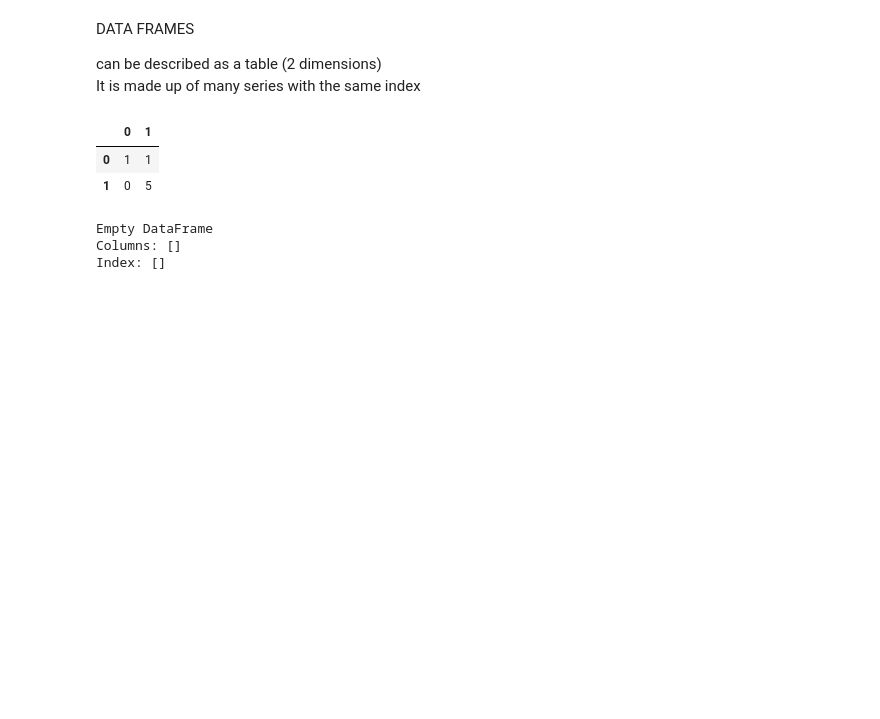
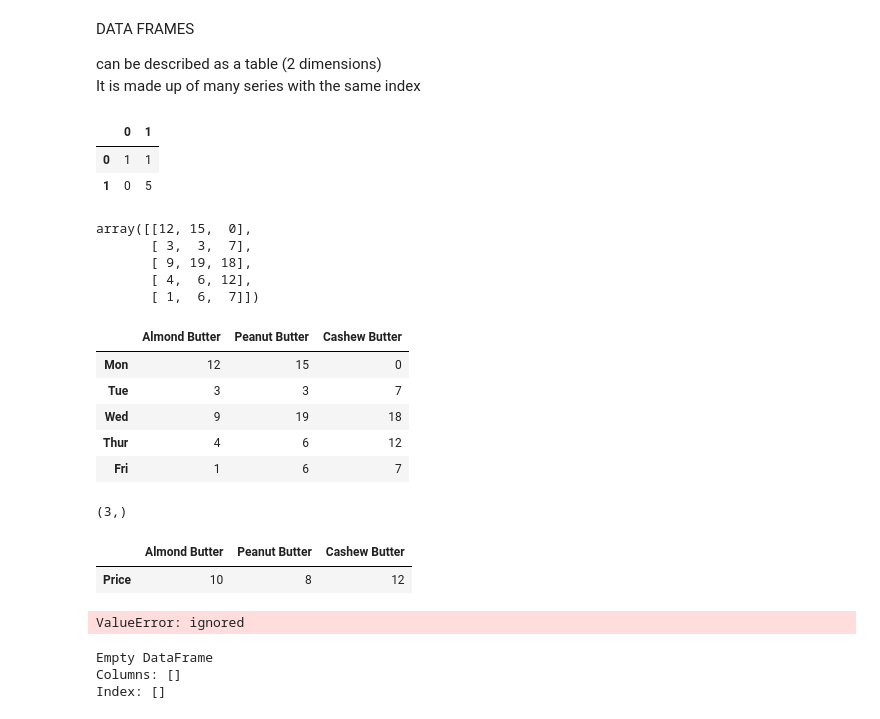
Before and after one commit to Njeri-Gitome/DS_Track, a Jupyter notebook: Introduction_to_Python_for_Machine_Learning.ipynb, the cells around one changed output. Cells and saved outputs as stored; diff of their text form; code cells hidden in the pictures; blank space fills up the shorter version.

Commit message:
dataframe manipulation in pandas

```diff
--- a/Introduction_to_Python_for_Machine_Learning.ipynb
+++ b/Introduction_to_Python_for_Machine_Learning.ipynb
@@ -328,6 +368,54 @@ dataFrame
 |  | 0 | 1 |
 | 0 | 1 | 1 |
 | 1 | 0 | 5 |
+# %%
+#creating an ndarry with random values
+np.random.seed(0)
+salesAmount = np.random.randint(0,20, size =(5,3))
+salesAmount
+# %% [output]
+array([[12, 15,  0],
+       [ 3,  3,  7],
+       [ 9, 19, 18],
+       [ 4,  6, 12],
+       [ 1,  6,  7]])
+# %%
+#creating a weekly sales dataFrame from the ndarray
+
+weeklySales =pd.DataFrame(salesAmount,
+                          index = ["Mon","Tue","Wed","Thur","Fri"],
+                          columns =["Almond Butter", "Peanut Butter","Cashew Butter"]
+                          )
+weeklySales
+# %% [output]
+|  | Almond Butter | Peanut Butter | Cashew Butter |
+| Mon | 12 | 15 | 0 |
+| Tue | 3 | 3 | 7 |
+| Wed | 9 | 19 | 18 |
+| Thur | 4 | 6 | 12 |
+| Fri | 1 | 6 | 7 |
+# %%
+#prices array
+prices = np.array([10,8,12])
+prices
+prices.shape
+# %% [output]
+(3,)
+# %%
+#create butter prices Dataframe
+butterPrices = pd.DataFrame(prices.reshape(1,3),
+                            index = ["Price"],
+                            columns= ["Almond Butter", "Peanut Butter","Cashew Butter"]
+                            )
+butterPrices
+# %% [output]
+|  | Almond Butter | Peanut Butter | Cashew Butter |
+| Price | 10 | 8 | 12 |
+# %%
+#total sales
+totalSales = prices.dot(salesAmount)
+# %% [output]
+ValueError: ignored
 # %%
 import numpy as np
 import pandas as pd
```
Also changed, not shown: parts of 6 cells of this notebook.
